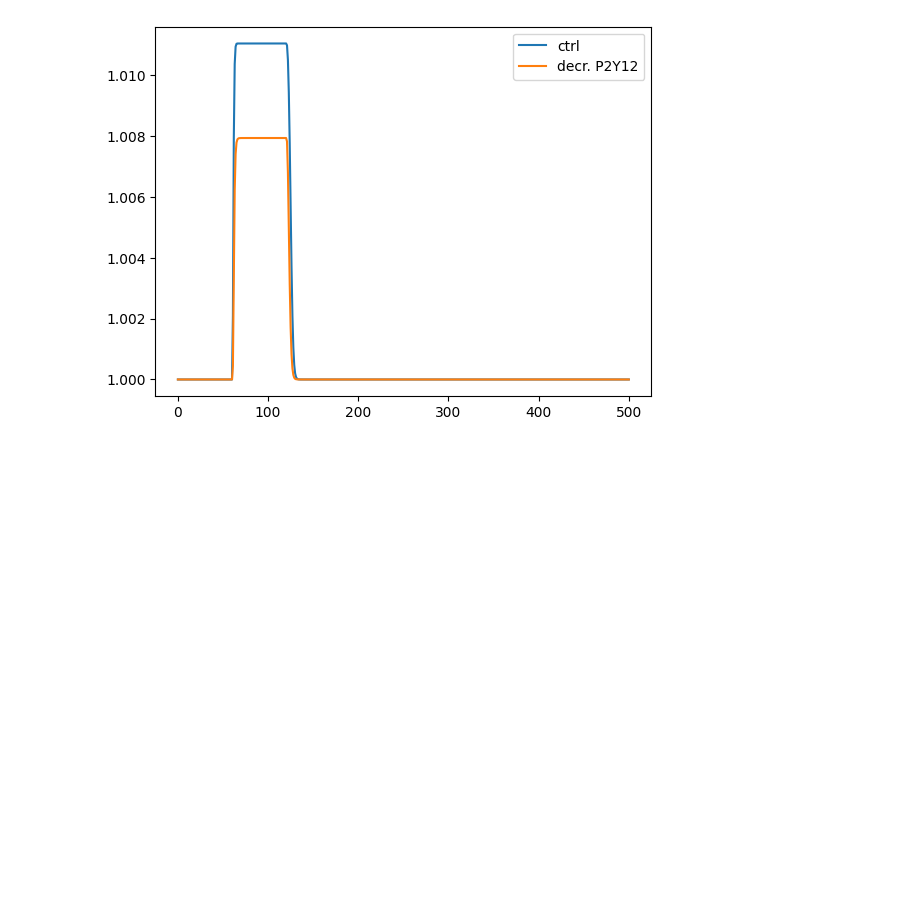
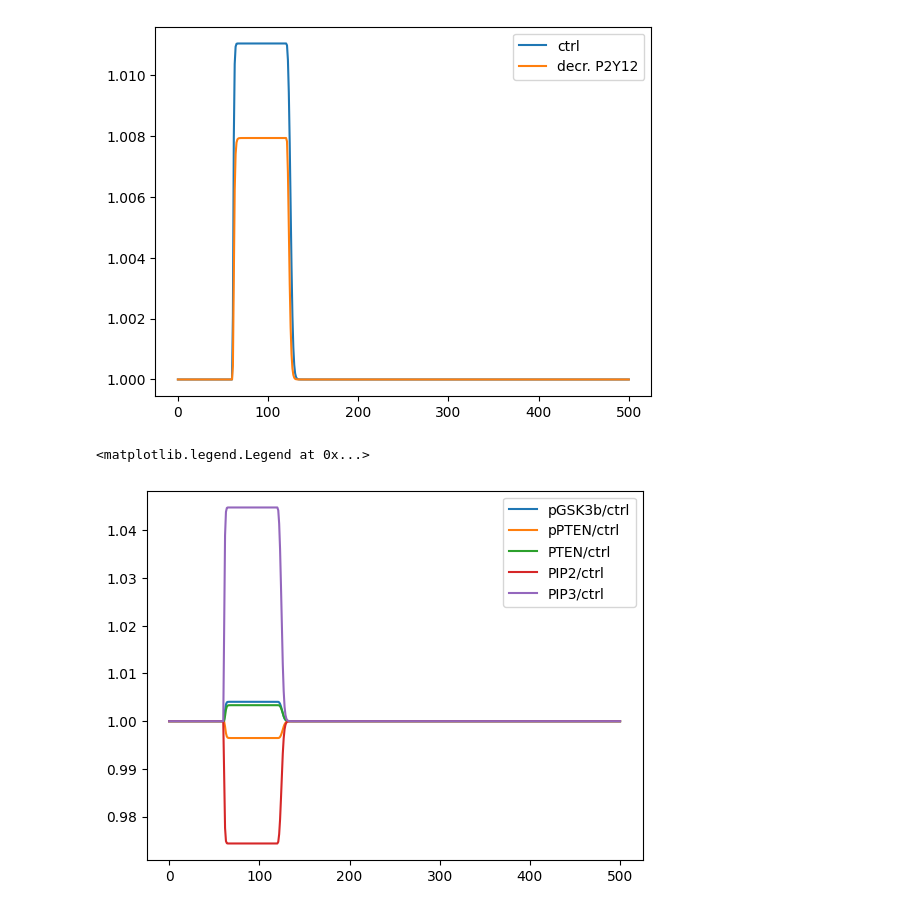
Before and after one commit to rsethi21/na_for_systems_bio, a Jupyter notebook: pten_demo.ipynb, the cells around one changed output. Drawn from its saved outputs; the diff is of its cells as text; code cells hidden in the pictures; blank space fills up the shorter version.

```diff
--- a/pten_demo.ipynb
+++ b/pten_demo.ipynb
@@ -196,9 +193,9 @@ newParams={ paramName: rescaledValue,
            # 'k8': 0. #, 'r8':0.
            }
 
-
-ctl = tpkh.runSim(tag = 'ctl',amtsAtp=amtsAtp,amtsLps=amtsLps) # will use default parameters
-decrP2Y12  = tpkh.runSim(tag='cond',params=newParams,amtsAtp=amtsAtp,amtsLps=amtsLps)
+ranges=[[60,120]]
+ctl = tpkh.runSim(tag = 'ctl',amtsAtp=amtsAtp,ranges=ranges,amtsLps=amtsLps) # will use default parameters
+decrP2Y12  = tpkh.runSim(tag='cond',params=newParams,ranges=ranges,amtsAtp=amtsAtp,amtsLps=amtsLps)
 # %% [output]
 s5 16.800000
 LPS = 0
@@ -254,3 +251,14 @@ plt.legend(loc=0)
 # %% [output]
 <matplotlib.legend.Legend at 0x...>
 [figure]
+# %%
+plt.plot(dfCtl['pGSK3B'],label='pGSK3b/ctrl')
+#plt.plot(dfP2Y12['pGSK3B'],label='pGSK3b/decr. P2Y12')
+plt.plot(dfCtl['pPTEN'],label='pPTEN/ctrl')
+plt.plot(dfCtl['PTEN'],label='PTEN/ctrl')
+plt.plot(dfCtl['PIP2'],label='PIP2/ctrl')
+plt.plot(dfCtl['PIP3'],label='PIP3/ctrl')
+plt.legend(loc=0)
+# %% [output]
+<matplotlib.legend.Legend at 0x...>
+[figure, added]
```
Also changed, not shown: parts of 3 cells of this notebook.
